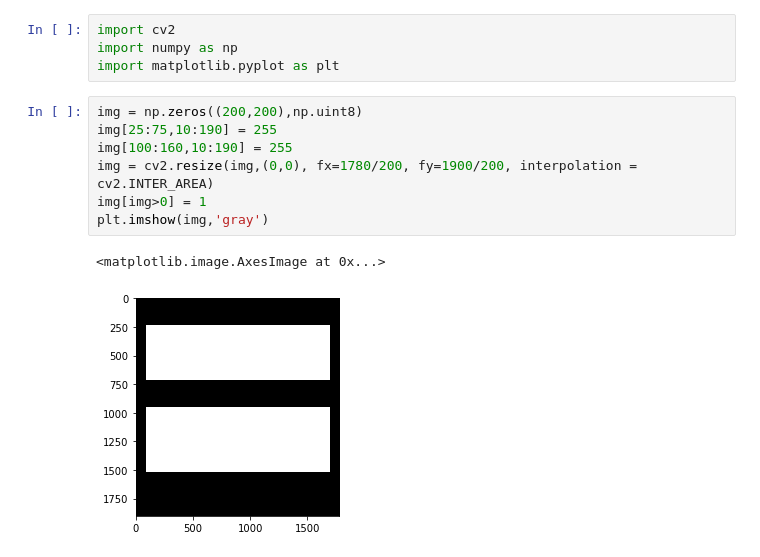
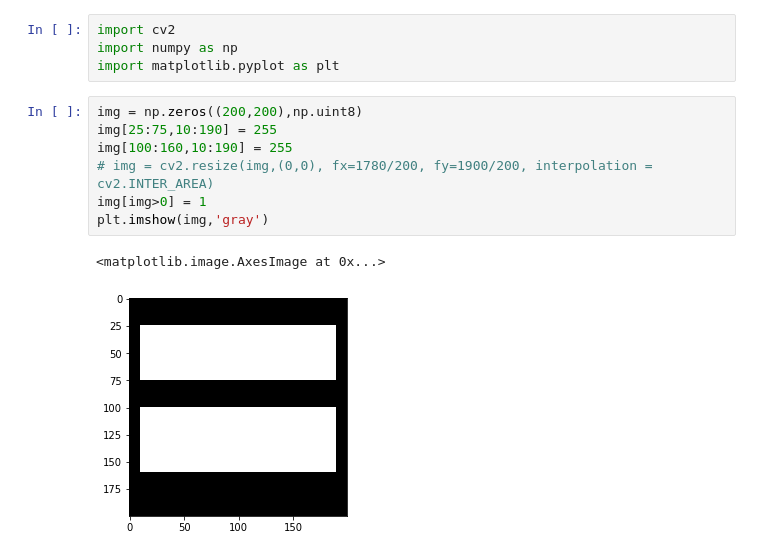
Before and after one commit to usamaimdadsian/pidrawing, a Jupyter notebook: practice.ipynb, the cells around one changed output. Saved outputs shown, nothing was run; the diff lists cells and outputs as text.

```diff
--- a/practice.ipynb
+++ b/practice.ipynb
@@ -5,10 +5,10 @@ import matplotlib.pyplot as plt
 # %%
 img = np.zeros((200,200),np.uint8)
 img[25:75,10:190] = 255
 img[100:160,10:190] = 255
-img = cv2.resize(img,(0,0), fx=1780/200, fy=1900/200, interpolation = cv2.INTER_AREA)
+# img = cv2.resize(img,(0,0), fx=1780/200, fy=1900/200, interpolation = cv2.INTER_AREA)
 img[img>0] = 1
 plt.imshow(img,'gray')
 # %% [output]
 <matplotlib.image.AxesImage at 0x...>
-[figure, old version]
+[figure, new version]
```
Also changed, not shown: parts of 4 cells of this notebook, 1 other file.
